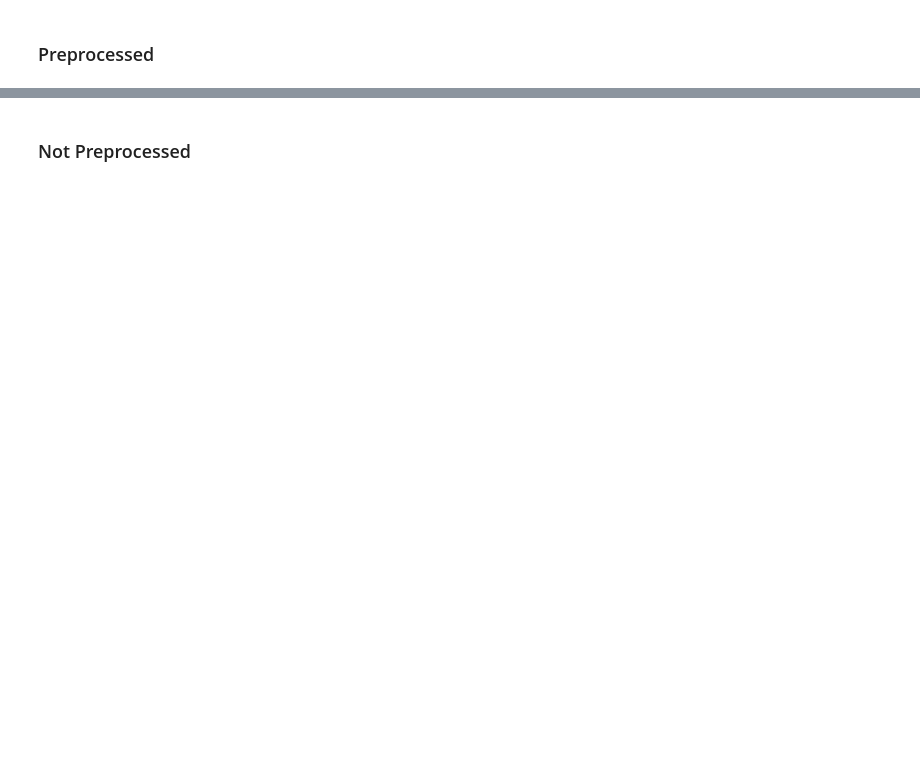
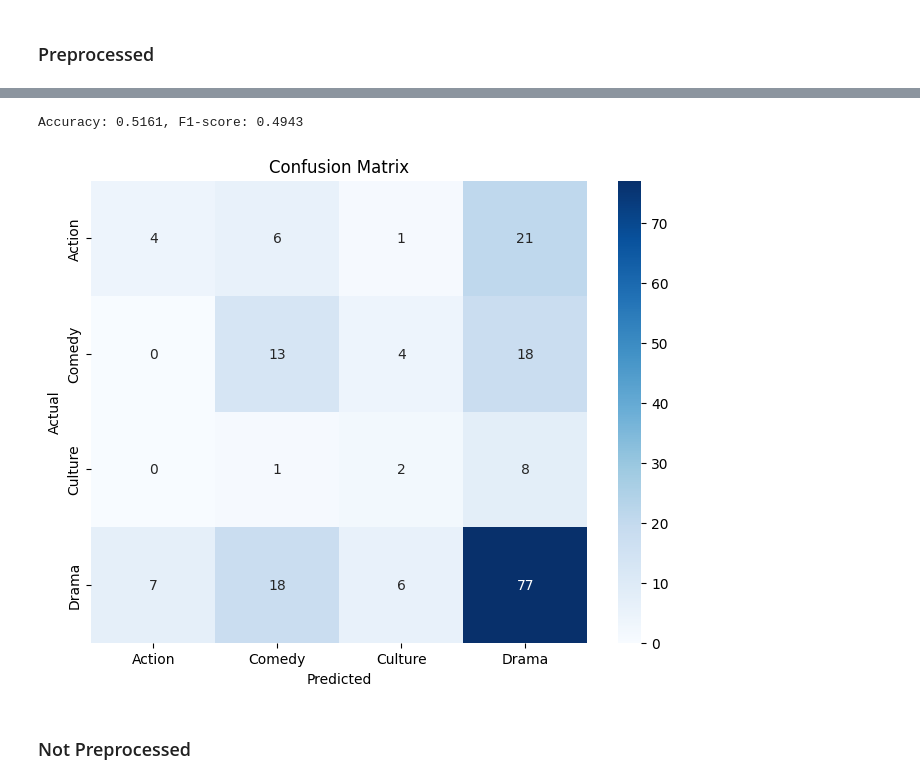
Before and after one commit to ArshiaYousefnia/AI-S2024-Project, a Jupyter notebook: AI_NLP_Project_Spring2024_Student_Version.ipynb, the cells around one changed output, grey strips where cells are left out. Cells and saved outputs as stored; diff of their text form; code cells hidden in the pictures; blank space fills up the shorter version.

```diff
--- a/AI_NLP_Project_Spring2024_Student_Version.ipynb
+++ b/AI_NLP_Project_Spring2024_Student_Version.ipynb
@@ -1319,0 +1440,7 @@ model = None
+# %%
+# load pre-trained ParsBERT model and its tokenizer
+model_name = 'm3hrdadfi/bert-fa-base-uncased'
+model_name = 'HooshvareLab/bert-fa-base-uncased'
+tokenizer = AutoTokenizer.from_pretrained(model_name)
+model = AutoModelForSequenceClassification.from_pretrained(model_name, num_labels=4)  # Adjust num_labels as per your classification task
+model.to(device)
@@ -1334,0 +1488,22 @@ num_epochs = 5
+# %%
+training_args = TrainingArguments(
+            output_dir='./results',
+            num_train_epochs=5,
+            per_device_train_batch_size=16,
+            per_device_eval_batch_size=16,
+            warmup_steps=500,
+            weight_decay=0.01,
+            logging_steps=50,
+)
+
+# Trainer instance
+trainer = Trainer(
+    model=model,                                # The model to be trained
+    args=training_args,                         # Training arguments
+    train_dataset=train_dataset,                # Training dataset
+    eval_dataset=test_dataset,                  # Evaluation dataset
+    tokenizer=tokenizer                         # Tokenizer for text processing
+)
+
+# Start training
+trainer.train()
@@ -1334,0 +1518,16 @@ num_epochs = 5
+# %%
+predictions, labels, metrics = trainer.predict(test_dataset)
+
+accuracy = accuracy_score(labels, predictions.argmax(axis=1))
+f1score = f1_score(labels, predictions.argmax(axis=1), average='weighted')
+
+print(f"Accuracy: {accuracy:.4f}, F1-score: {f1score:.4f}")
+
+cm = confusion_matrix(labels, predictions.argmax(axis=1))
+plt.figure(figsize=(8, 6))
+sns.heatmap(cm, annot=True, fmt='d', cmap='Blues', yticklabels=classes, xticklabels=classes)
+plt.xlabel('Predicted')
+plt.ylabel('Actual')
+plt.title('Confusion Matrix')
+plt.show()
+# %% [output]
@@ -1335,2 +1535,4 @@ num_epochs = 5
+Accuracy: 0.5161, F1-score: 0.4943
+[figure, added]
 # %% [markdown]
 ### Not Preprocessed
```
Also changed, not shown: parts of 23 cells of this notebook.
